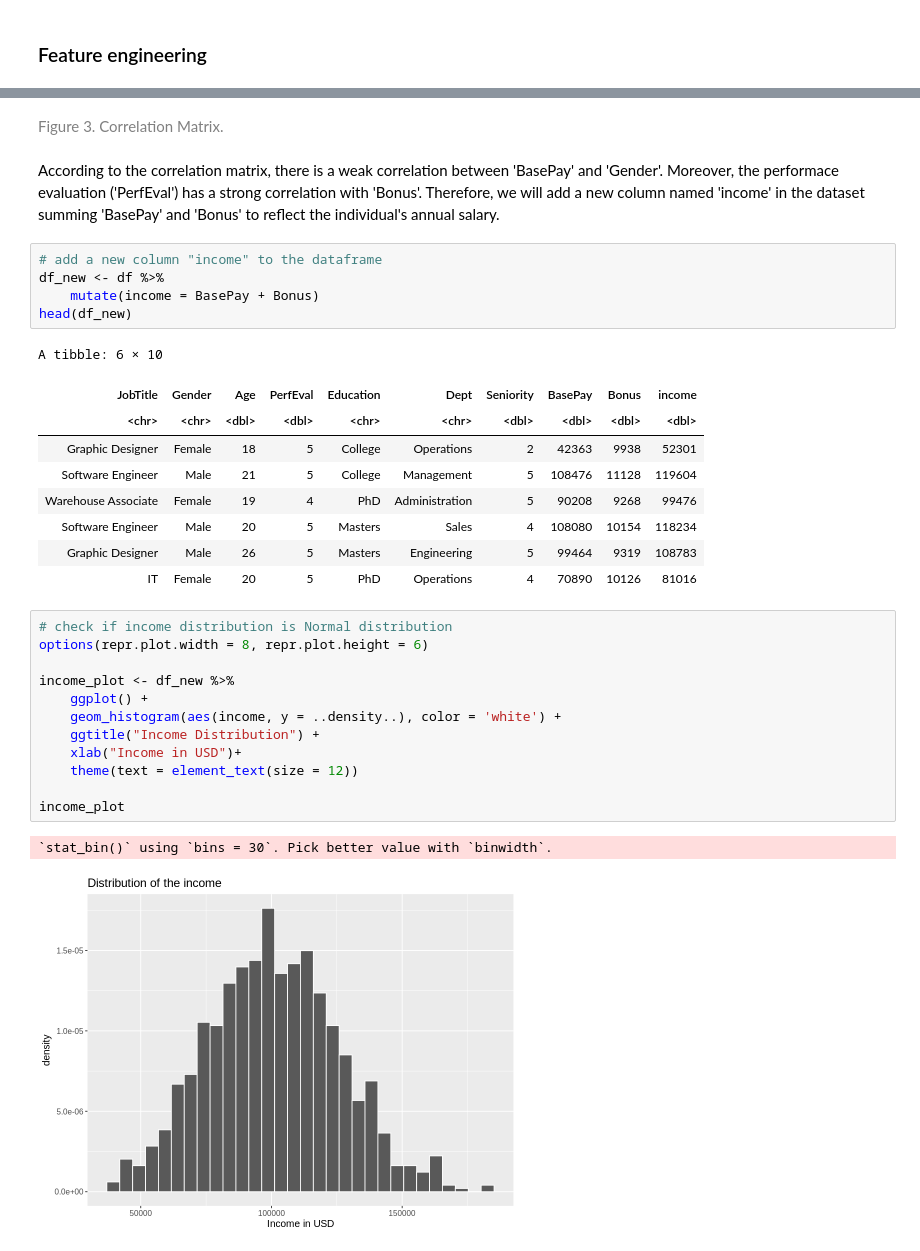
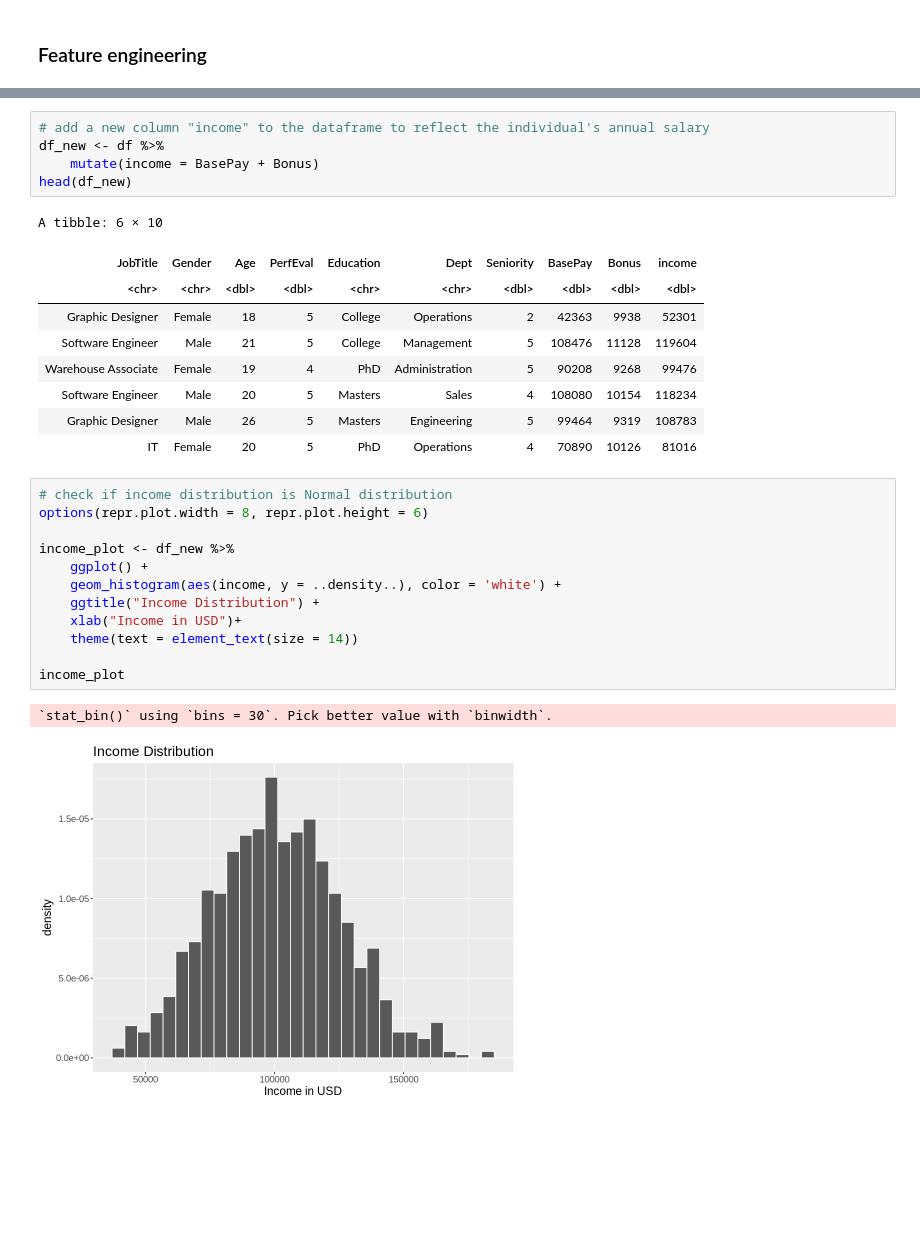
Before and after one commit to kristennli/stat201, a Jupyter notebook: Project Proposal.ipynb, the cells around one changed output, grey strips where cells are left out. Cells and saved outputs as stored; diff of their text form; blank space fills up the shorter version.

```diff
--- a/Project Proposal.ipynb
+++ b/Project Proposal.ipynb
@@ -188,9 +146,5 @@ geom_text(aes(Var2, Var1, label = value),
-# %% [markdown]
-<font color='grey'> Figure 3. Correlation Matrix.
-# %% [markdown]
-According to the correlation matrix, there is a weak correlation between 'BasePay' and 'Gender'. Moreover, the performace evaluation ('PerfEval') has a strong correlation with 'Bonus'. Therefore, we will add a new column named 'income' in the dataset summing 'BasePay' and 'Bonus' to reflect the individual's annual salary.
 # %%
-# add a new column "income" to the dataframe
+# add a new column "income" to the dataframe to reflect the individual's annual salary
 df_new <- df %>%
     mutate(income = BasePay + Bonus)
 head(df_new)
@@ -207,16 +161,16 @@ A tibble: 6 × 10
 # %%
 # check if income distribution is Normal distribution
 options(repr.plot.width = 8, repr.plot.height = 6)
 
 income_plot <- df_new %>%
     ggplot() +
     geom_histogram(aes(income, y = ..density..), color = 'white') +
     ggtitle("Income Distribution") +
     xlab("Income in USD")+
-    theme(text = element_text(size = 12))
+    theme(text = element_text(size = 14))
 
 income_plot
 # %% [output]
 `stat_bin()` using `bins = 30`. Pick better value with `binwidth`.
-[figure, old version]
+[figure, new version]
 # %% [markdown]
```
Also changed, not shown: parts of 12 cells of this notebook.
